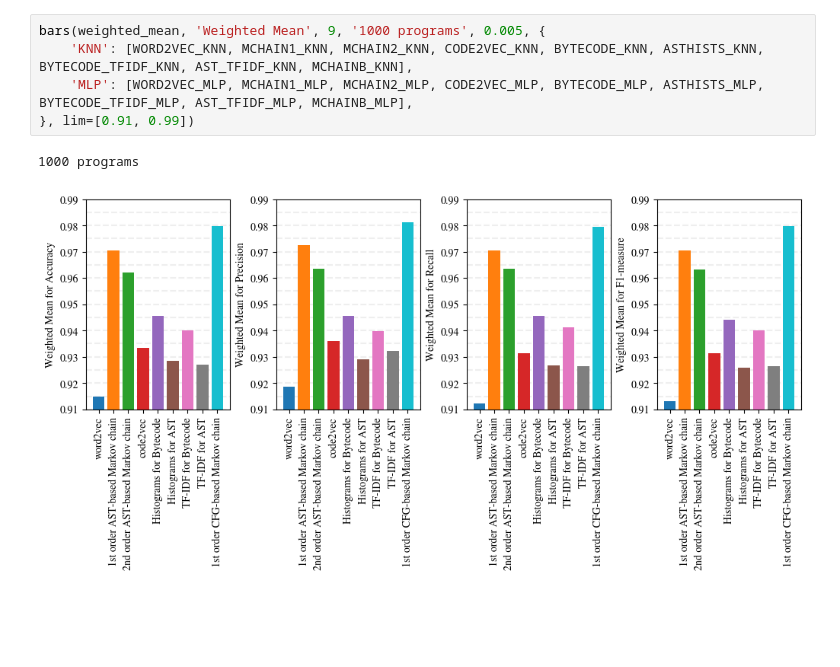
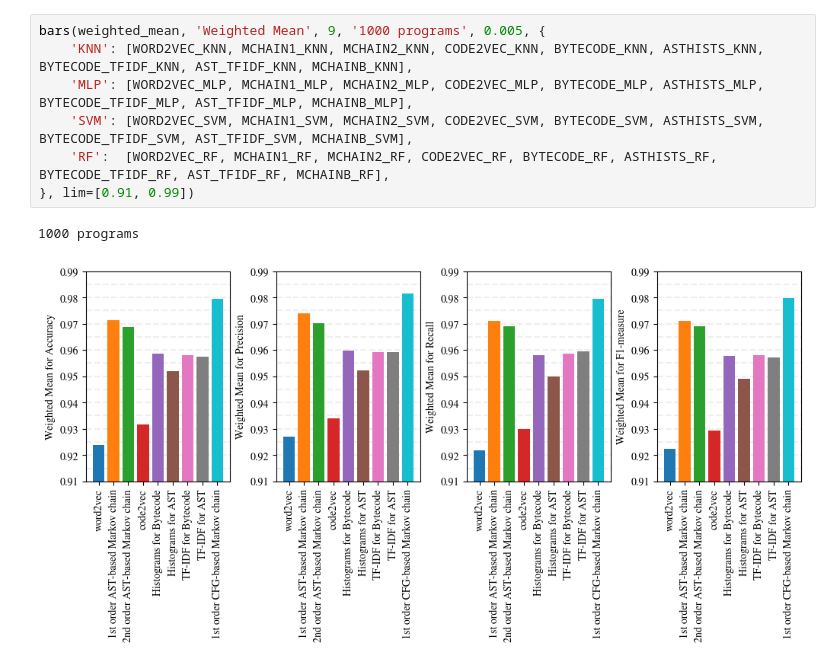
Before and after one commit to worldbeater/code-vecs, a Jupyter notebook: src/classification-plots.ipynb, the cells around one changed output. Drawn from its saved outputs; the diff is of its cells as text; blank space fills up the shorter version.

Commit message:
fix: Plots for all classifiers

```diff
--- a/src/classification-plots.ipynb
+++ b/src/classification-plots.ipynb
@@ -419,8 +701,10 @@ bars(weighted_standard_deviation, 'Weighted SD', 9, '1000 programs', 0.005, {
 # %%
 bars(weighted_mean, 'Weighted Mean', 9, '1000 programs', 0.005, {
     'KNN': [WORD2VEC_KNN, MCHAIN1_KNN, MCHAIN2_KNN, CODE2VEC_KNN, BYTECODE_KNN, ASTHISTS_KNN, BYTECODE_TFIDF_KNN, AST_TFIDF_KNN, MCHAINB_KNN],
     'MLP': [WORD2VEC_MLP, MCHAIN1_MLP, MCHAIN2_MLP, CODE2VEC_MLP, BYTECODE_MLP, ASTHISTS_MLP, BYTECODE_TFIDF_MLP, AST_TFIDF_MLP, MCHAINB_MLP],
+    'SVM': [WORD2VEC_SVM, MCHAIN1_SVM, MCHAIN2_SVM, CODE2VEC_SVM, BYTECODE_SVM, ASTHISTS_SVM, BYTECODE_TFIDF_SVM, AST_TFIDF_SVM, MCHAINB_SVM],
+    'RF':  [WORD2VEC_RF, MCHAIN1_RF, MCHAIN2_RF, CODE2VEC_RF, BYTECODE_RF, ASTHISTS_RF, BYTECODE_TFIDF_RF, AST_TFIDF_RF, MCHAINB_RF],
 }, lim=[0.91, 0.99])
 # %% [output]
 1000 programs
-[figure, old version]
+[figure, new version]
```
Also changed, not shown: parts of 3 cells of this notebook.
